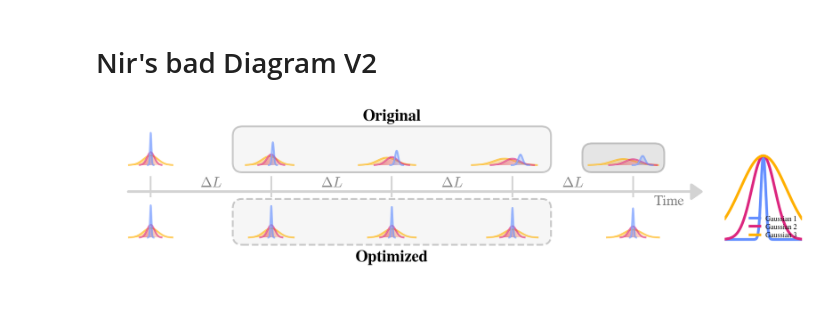
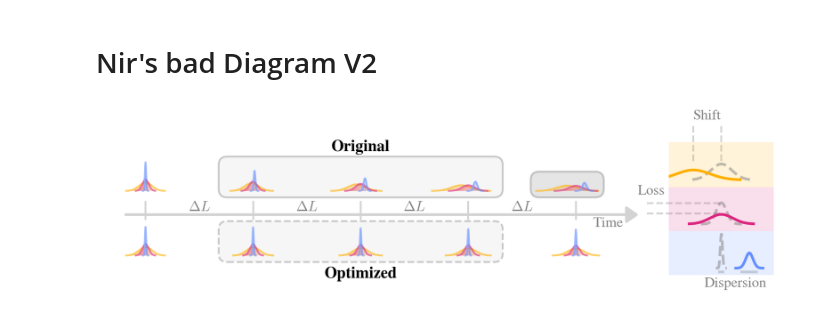
Before and after one commit to DominicJThompson/optGME, a Jupyter notebook: paper2/plots/diagramsV2.ipynb, the cells around one changed output. Saved outputs shown, nothing was run; the diff lists cells and outputs as text; code cells hidden in the pictures.

```diff
--- a/paper2/plots/diagramsV2.ipynb
+++ b/paper2/plots/diagramsV2.ipynb
@@ -1658,45 +1658,111 @@ ax.add_patch(FancyBboxPatch(
 plt.text(11.25, .75, 'Time', color='gray', ha='center', va='center', fontsize=16)
 
 
 # Set axis properties
 x_buffer = 0.5
-y_buffer_top = 1
-y_buffer_bottom = 0.5
+y_buffer_top = 1.5
+y_buffer_bottom = 1
 
-ax.set_xlim(instance_x_positions[0] - x_buffer-arrow_x_offset+0.5, instance_x_positions[-1] + x_buffer+arrow_x_offset+2)
+ax.set_xlim(instance_x_positions[0] - x_buffer-arrow_x_offset+0.5, instance_x_positions[-1] + x_buffer+arrow_x_offset+3.75)
 ax.set_ylim(baseline_y_bottom - y_buffer_bottom,
             baseline_y_top + max(gaussian_y_offsets) + y_buffer_top)
 ax.set_aspect('equal')
 ax.axis('off')
 
 # =======================
 # Add an inset axis to the right
 # =======================
 from mpl_toolkits.axes_grid1.inset_locator import inset_axes
 
-# Set the size and position for the inset (fraction of parent axes)
-inset_width = "11%"
-inset_height = "75%"
-inset = inset_axes(ax, width=inset_width, height=inset_height, loc='right', borderpad=0)
+
+# You can set the inset axis position explicitly using a list or [left, bottom, width, height] in axes coordinates (0 to 1).
+# For example, put the inset in the upper right and size it as you wish:
+inset = ax.inset_axes([0.81, 0.1, 0.15, 1])  # [left, bottom, width, height] in axes fraction
 
 # Example content: plot the (normalized) three initial Gaussians stack of the top row
 x = np.linspace(-0.25, 0.25, 260)
-for param in gaussian_params_top:
-    g = (param['area']/param['width']) * np.exp(-((x-param.get('center_offset',0))/param['width'])**2 / 2)
-    inset.plot(x, g/g.max(), color=param['color'], lw=3, label=param['name'])
+# Set split points in normalized Gaussian y space (here, thirds)
+y_top = 1.0
+y_split1 = 0.66   # Top- Middle boundary (normalized height)
+y_split2 = 0.33   # Middle-Lower boundary
+
+# Fill background regions for three "bands"
+inset.axhspan(y_split1, y_top, facecolor=cs['y'], alpha=0.15, zorder=0,edgecolor='none')
+inset.axhspan(y_split2, y_split1, facecolor=cs['m'], alpha=0.15, zorder=0,edgecolor='none')
+inset.axhspan(0, y_split2, facecolor=cs['b'], alpha=0.15, zorder=0,edgecolor='none')
+
+offset = 0.05
+temp = 0.65
+
+# Allow the user to specify a separate min_val for each gaussian,
+# in the same order as gaussian_params_top. If not given, use defaults.
+# Example min_vals: [0.01, 0.02, 0.015] or similar.
+min_vals = [0.001,0.02,0.02]
+min_valsOG = [0.000001,0.0004,0.02]
+
+for idx, param in enumerate(gaussian_params_top):
+    area = param['area']/5
+    areaOG = param['area']/5
+    width = param['width_evolution'](1)/3
+    widthOG = param['width_evolution'](0)/3
+    center_offset = param['center_evolution'](1)/1.5
+    center_offsetOG = param['center_evolution'](0)/1.5
+
+    # Use the corresponding min_val for this gaussian
+    min_val = min_vals[idx]
+    min_valOG = min_valsOG[idx]
+
+    # Generate the Gaussians (no offset yet)
+    g_raw = (area/width) * np.exp(-((x-center_offset)/width)**2 / 2)
+    gOG_raw = temp * (areaOG/widthOG) * np.exp(-((x-center_offsetOG)/widthOG)**2 / 2)
+
+    # Compute the TRUE max *without* the offset
+    peak_g = np.max(g_raw)
+    peak_gOG = np.max(gOG_raw)
+
+    # Set the baseline offset afterward
+    g = g_raw + offset
+    gOG = gOG_raw + offset
+
+    # Mask: keep only where the original (before offset) Gaussian is at least min_val * peak
+    mask = (g_raw >= (min_val * peak_g))
+    maskOG = (gOG_raw >= (min_valOG * peak_gOG))
+
+    inset.plot(x[maskOG], gOG[maskOG], color='gray', linestyle='--', alpha=0.5, lw=3)
+    inset.plot(x[mask], g[mask], color=param['color'], lw=3)
+
+    offset += 0.333
+    temp = 1
+
 inset.set_ylim(-0.05, 1.25)
 inset.set_xlim(x[0], x[-1])
 inset.set_xticks([])
 inset.set_yticks([])
-inset.legend(loc='lower right', fontsize=8, frameon=False, handlelength=1.4, labelspacing=.2, borderpad=0.15)
 # Remove box/spines around the inset axis
 for spine in inset.spines.values():
     spine.set_visible(False)
 inset.patch.set_alpha(0)  # Make background transparent (optional)
 
+#add the dispersion difference marker
+ax.hlines(-0.38, 13.875-0.07, 13.875+0.07, color='lightgray', linestyle='-', lw=3)
+ax.hlines(-0.38, 14.525-0.2, 14.525+0.2, color='lightgray', linestyle='-', lw=3)
+ax.text((13.875+14.525)/2, -0.65, 'Dispersion', color='gray', ha='center', va='center', fontsize=16, zorder=1)
+
+#add the loss marker
+ax.hlines(.98, 12.15, 13.9, color='lightgray', linestyle='--', lw=2)
+ax.hlines(1.22, 12.15, 13.9, color='lightgray', linestyle='--', lw=2)
+ax.text(12.25, 1.5, 'Loss', color='gray', ha='center', va='center', fontsize=16, zorder=1)
+
+#add the position offset marker
+ax.vlines(13.875, 2.2, 4, color='lightgray', linestyle='--', lw=2)
+ax.vlines(13.225, 2.2, 4, color='lightgray', linestyle='--', lw=2)
+ax.text(13.55, 3.25, 'Shift', color='gray', ha='center', va='center', fontsize=16, zorder=1)
+
+
+
 plt.show()
 # %% [output]
-[figure, old version]
+[figure, new version]
 # %%
 # Add a text scale hyperparameter at the top of this plotting block
 text_scale = .9  # Set this to >1.0 for larger text, <1.0 for smaller, e.g. 1.2, 0.8, etc.
```
Also changed, not shown: parts of 4 cells of this notebook, 3 other files.
